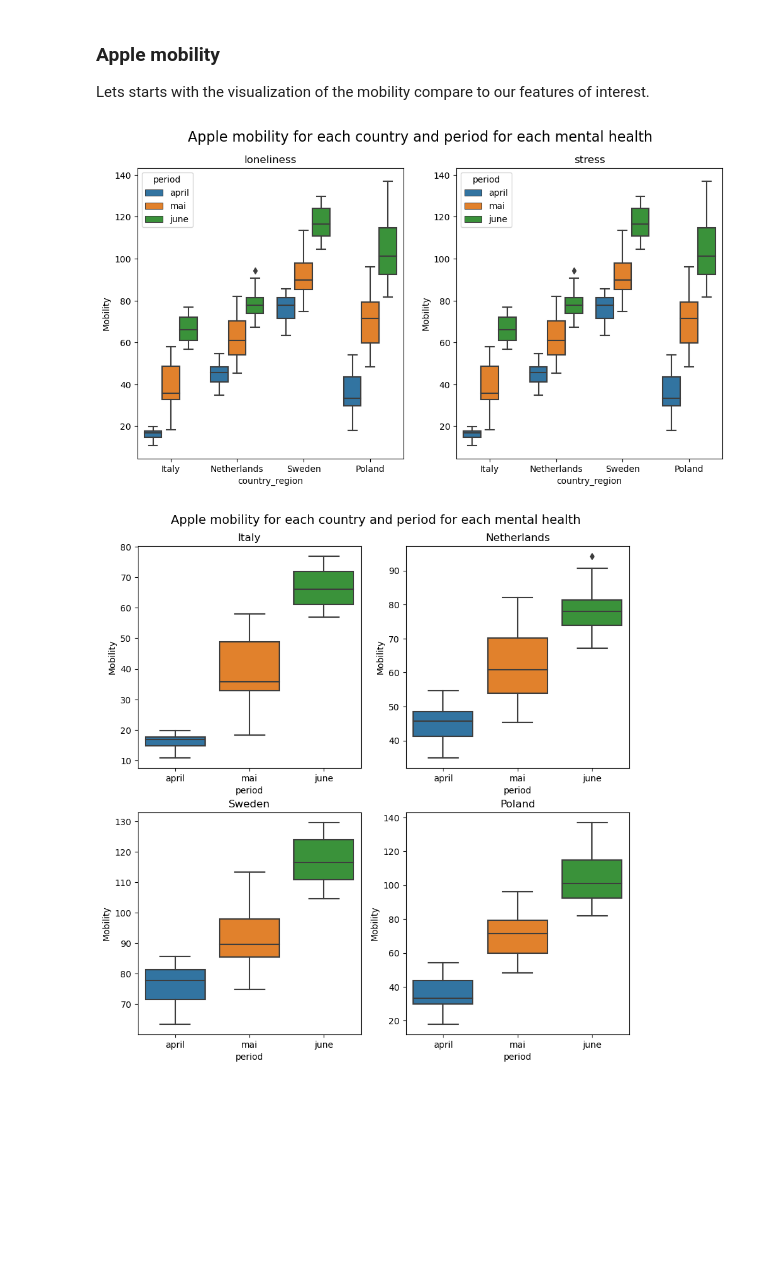
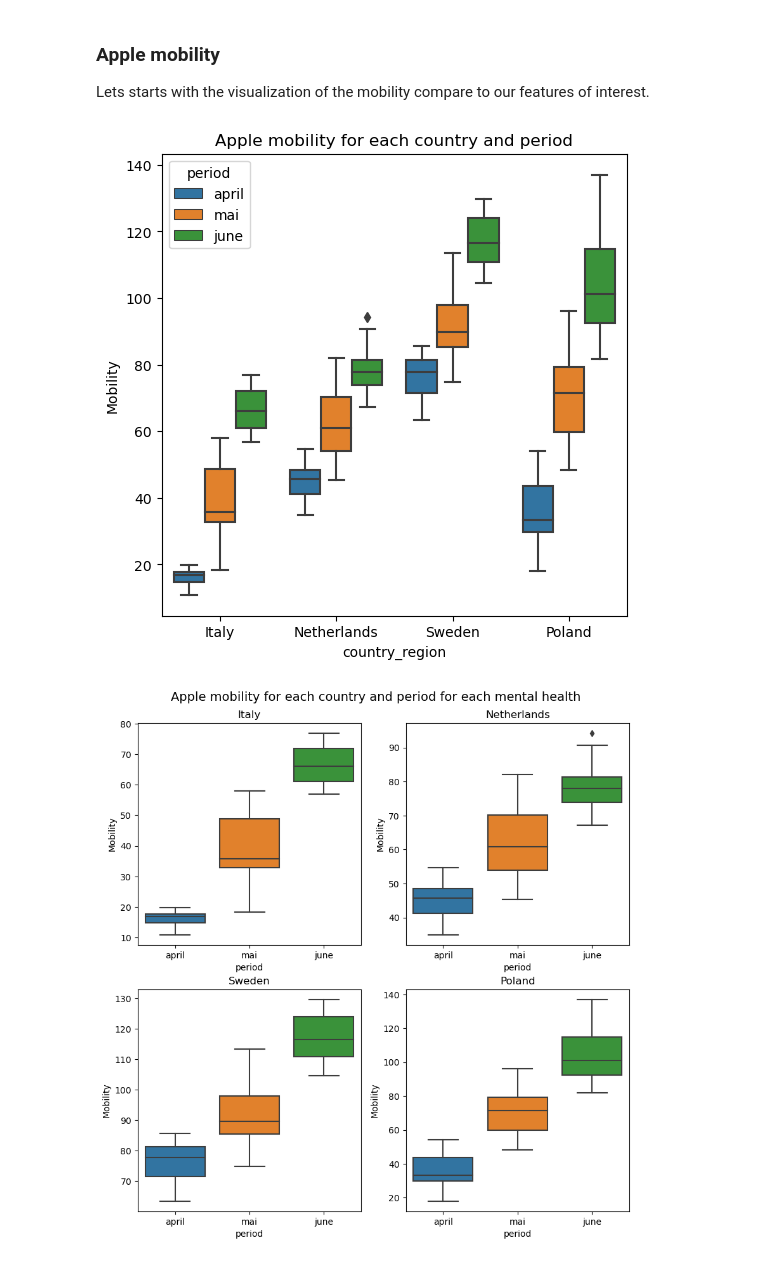
Before and after one commit to epfl-ada/ada-2022-project-adamsleg, a Jupyter notebook: pageviews_vs_covidistress.ipynb, the cells around one changed output. Drawn from its saved outputs; the diff is of its cells as text; code cells hidden in the pictures; blank space fills up the shorter version.

Commit message:
q3 graphe corrections

```diff
--- a/pageviews_vs_covidistress.ipynb
+++ b/pageviews_vs_covidistress.ipynb
@@ -568,18 +568,17 @@ df_pv.head(2)
 Lets starts with the visualization of the mobility compare to our features of interest.
 # %%
 #plot mobility for each country and period for each mental health in subplot
-fig, ax = plt.subplots(1,2, figsize=(12,6))
+plt.figure(figsize=(6,6))
 
-for i in range(len(diseases_covidistress)):
-    sns.boxplot(x='country_region', y='mean_apple', hue='period', data=df_pv, ax=ax[i])
-    ax[i].set_title('{}'.format(diseases_covidistress[i]), fontsize=12)
-    ax[i].set_ylabel('Mobility')
-fig.suptitle('Apple mobility for each country and period for each mental health', fontsize=16)
+sns.boxplot(x='country_region', y='mean_apple', hue='period', data=df_pv)
+plt.title('Apple mobility for each country and period', fontsize=12)
+plt.ylabel('Mobility')
+fig.suptitle('Apple mobility for each country and period', fontsize=16)
 #export figure to png
-fig.savefig(FIGURE_PATH + '\\' + 'Covidistress_mobility_apple_all.png', dpi=300)
+plt.savefig(FIGURE_PATH + '\\' + 'Covidistress_mobility_apple_all.png', dpi=300)
 plt.show()
 # %% [output]
-[figure, old version]
+[figure, new version]
 # %%
 #plot for each countries the apple mobility for each mental health and period in subplot
 fig, axes = plt.subplots(2,2, figsize = (10,10))
```
Also changed, not shown: parts of 1 cell of this notebook.
